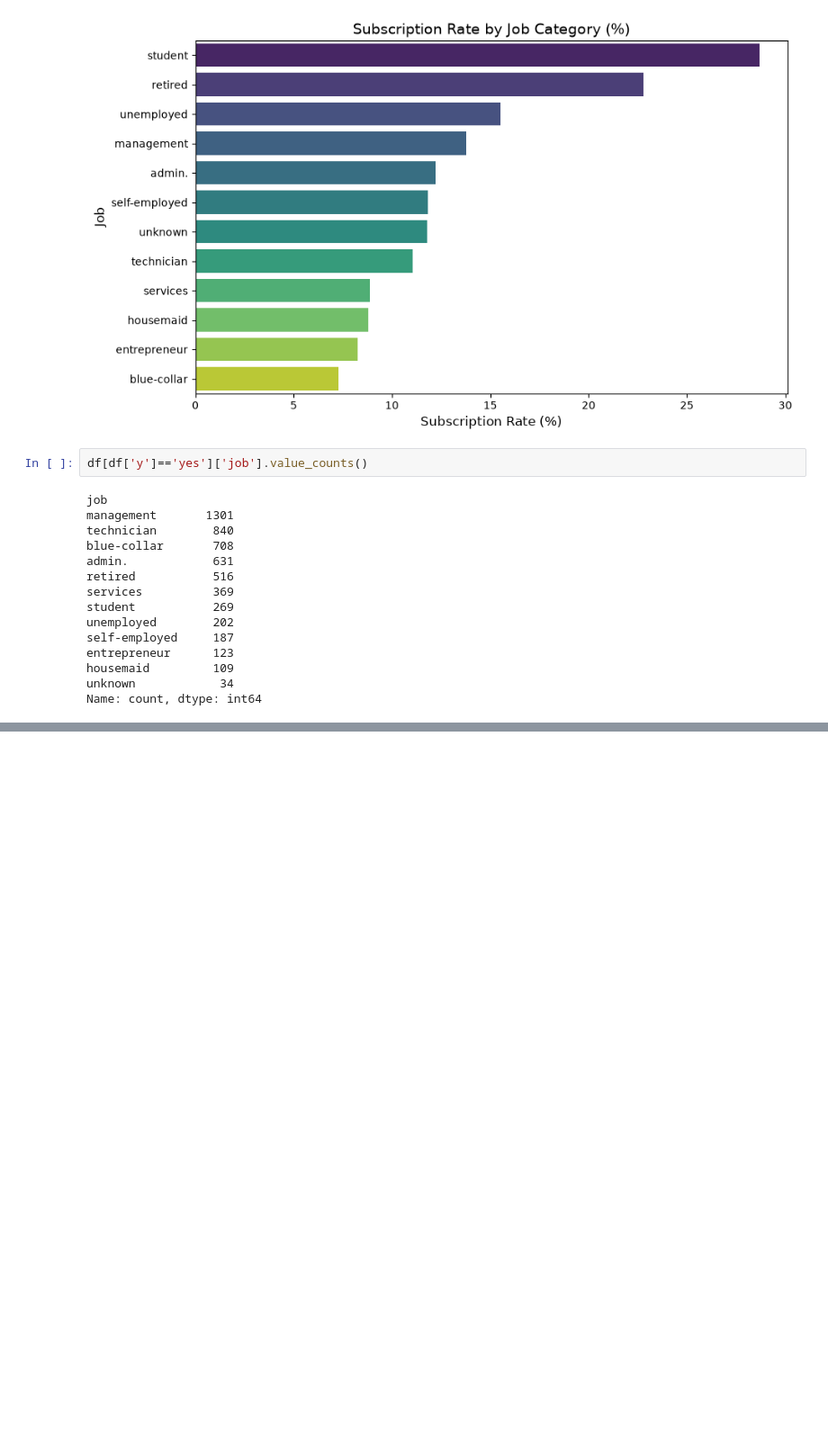
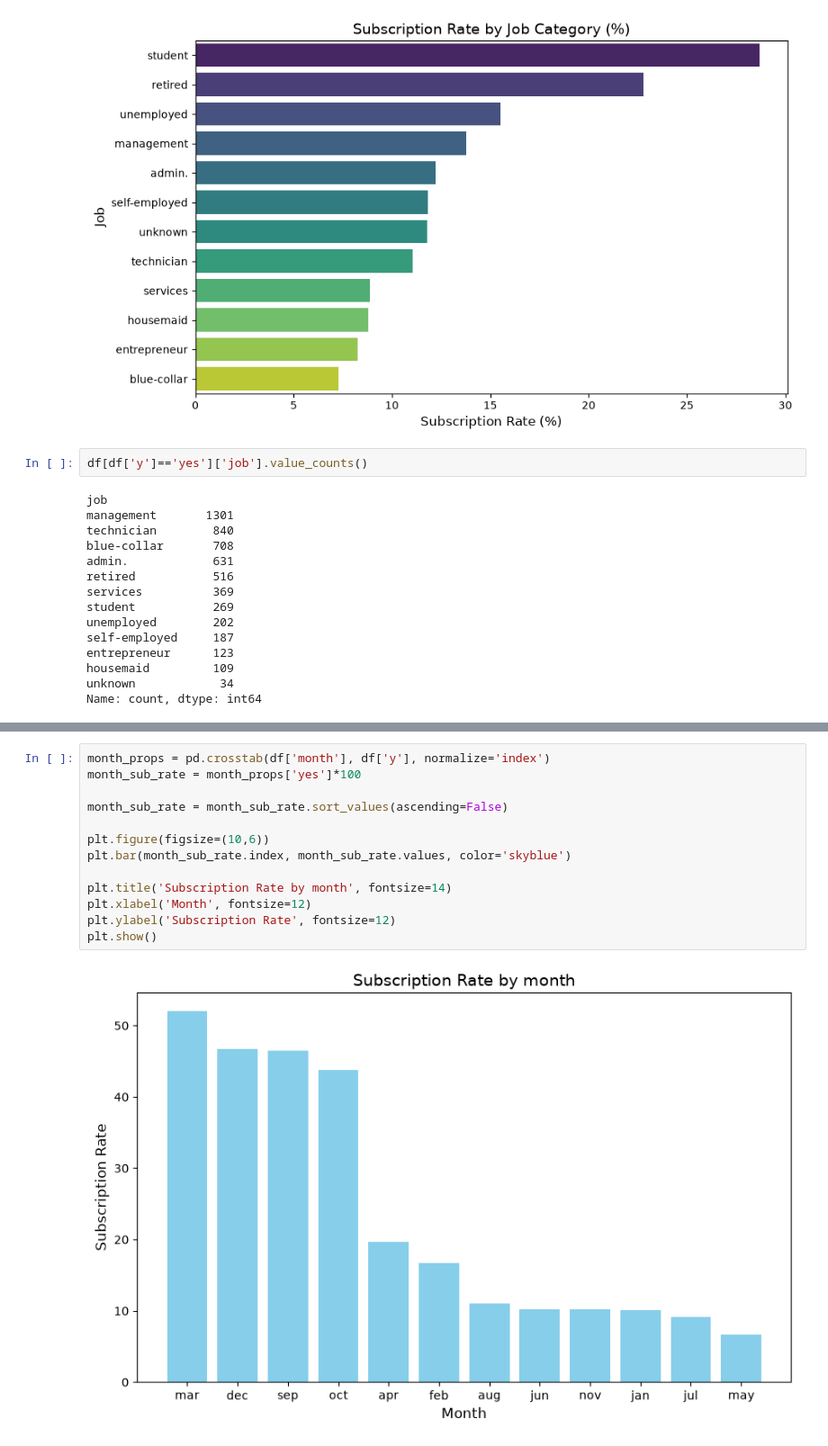
Before and after one commit to ajcoolninja/classical-ml-classification, a Jupyter notebook: notebooks/01_exploration.ipynb, the cells around one changed output, grey strips where cells are left out. Shown at 90% size. Cells and saved outputs as stored; diff of their text form; blank space fills up the shorter version.

```diff
--- a/notebooks/01_exploration.ipynb
+++ b/notebooks/01_exploration.ipynb
@@ -126,0 +134,15 @@ Text(0, 0.5, 'Income')
+# %%
+month_props = pd.crosstab(df['month'], df['y'], normalize='index')
+month_sub_rate = month_props['yes']*100
+
+month_sub_rate = month_sub_rate.sort_values(ascending=False)
+
+plt.figure(figsize=(10,6))
+plt.bar(month_sub_rate.index, month_sub_rate.values, color='skyblue')
+
+plt.title('Subscription Rate by month', fontsize=14)
+plt.xlabel('Month', fontsize=12)
+plt.ylabel('Subscription Rate', fontsize=12)
+plt.show()
+# %% [output]
+[figure, added]
```
Also changed, not shown: parts of 19 cells of this notebook.
